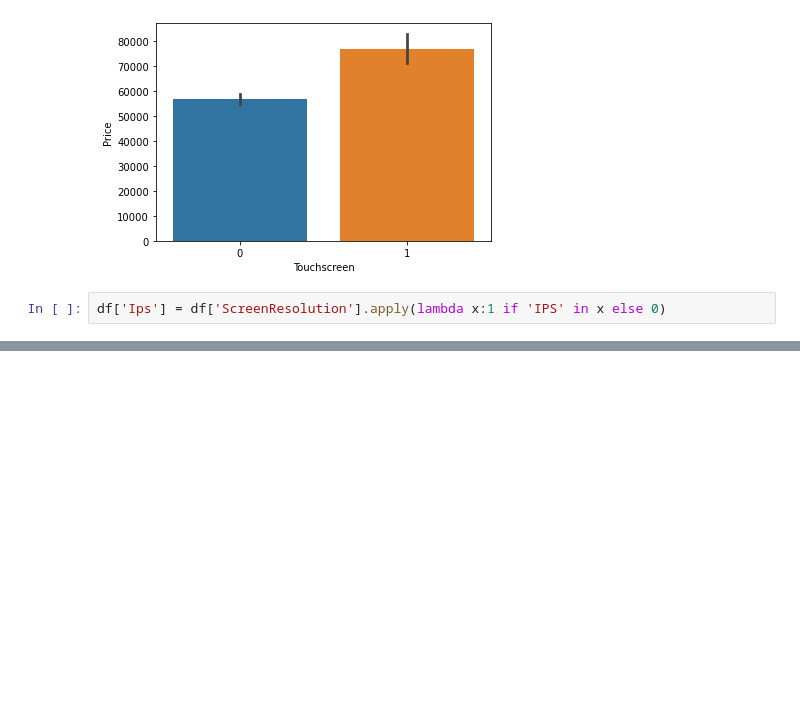
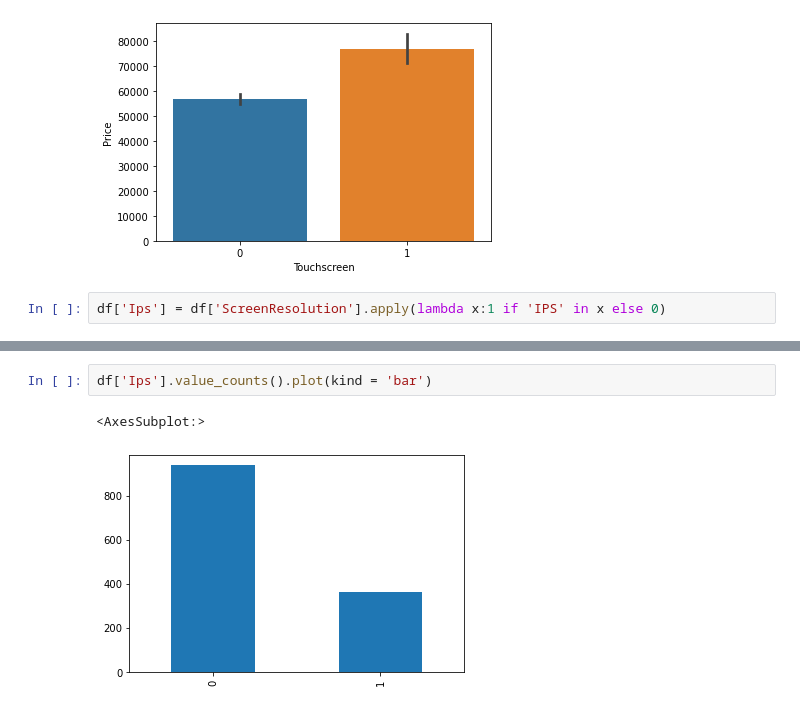
Before and after one commit to ApurbaKumarMajumder/Machine_Learning_Projects, a Jupyter notebook: Laptop_price_Predictor/notebook.ipynb, the cells around one changed output, grey strips where cells are left out. Cells and saved outputs as stored; diff of their text form; blank space fills up the shorter version.

Commit message:
Ips column bar graph

```diff
--- a/Laptop_price_Predictor/notebook.ipynb
+++ b/Laptop_price_Predictor/notebook.ipynb
@@ -238,3 +238,8 @@ df.head()
 | 2 | HP | Notebook | 15.6 | Full HD 1920x1080 | Intel Core i5 7200U 2.5GHz | 8 | 256GB SSD | Intel HD Graphics 620 | No OS | 1.86 | ... |
 | 3 | Apple | Ultrabook | 15.4 | IPS Panel Retina Display 2880x1800 | Intel Core i7 2.7GHz | 16 | 512GB SSD | AMD Radeon Pro 455 | macOS | 1.83 | ... |
 | 4 | Apple | Ultrabook | 13.3 | IPS Panel Retina Display 2560x1600 | Intel Core i5 3.1GHz | 8 | 256GB SSD | Intel Iris Plus Graphics 650 | macOS | 1.37 | ... |
+# %%
+df['Ips'].value_counts().plot(kind = 'bar')
+# %% [output]
+<AxesSubplot:>
+[figure, added]
```
Also changed, not shown: parts of 1 cell of this notebook.
